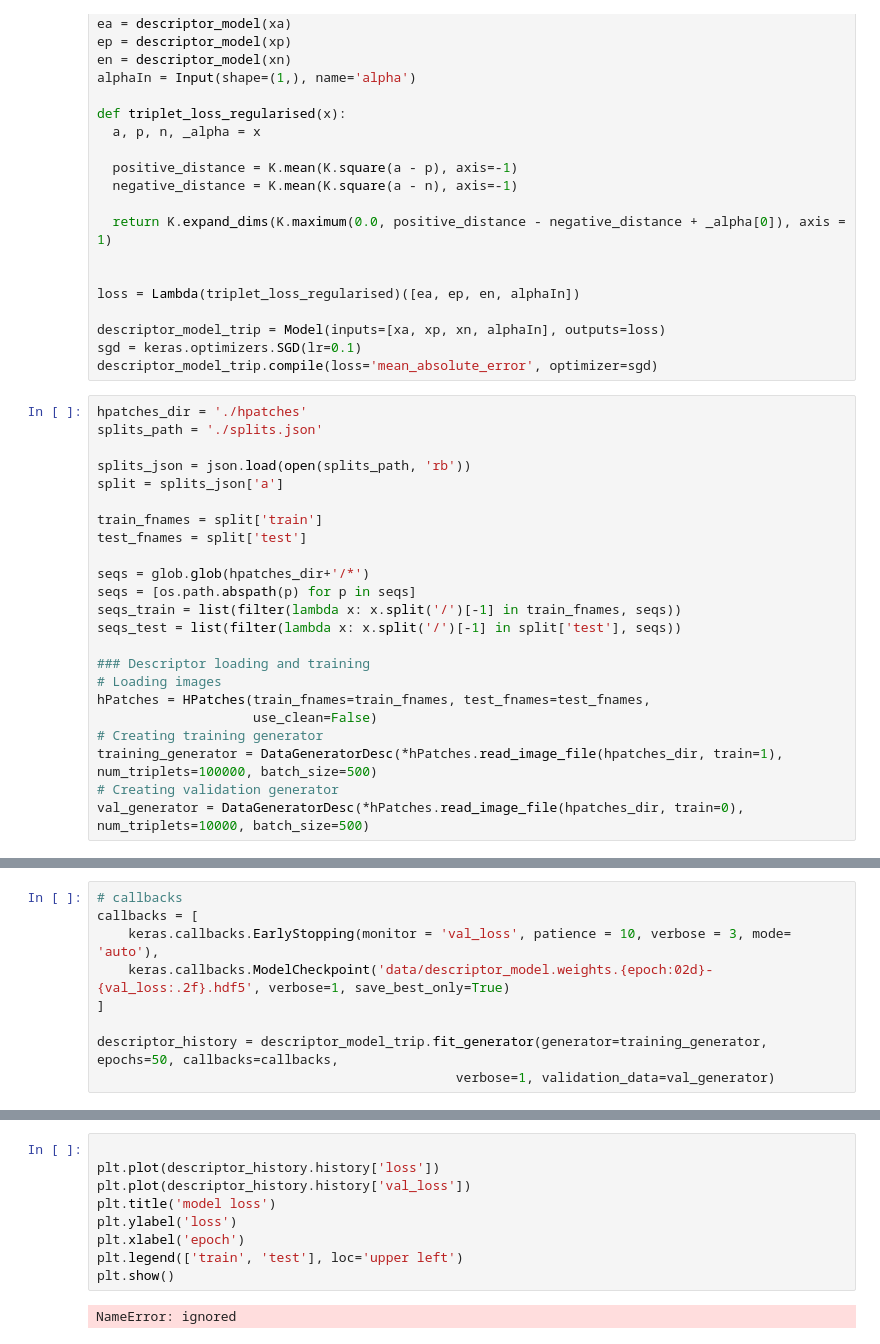
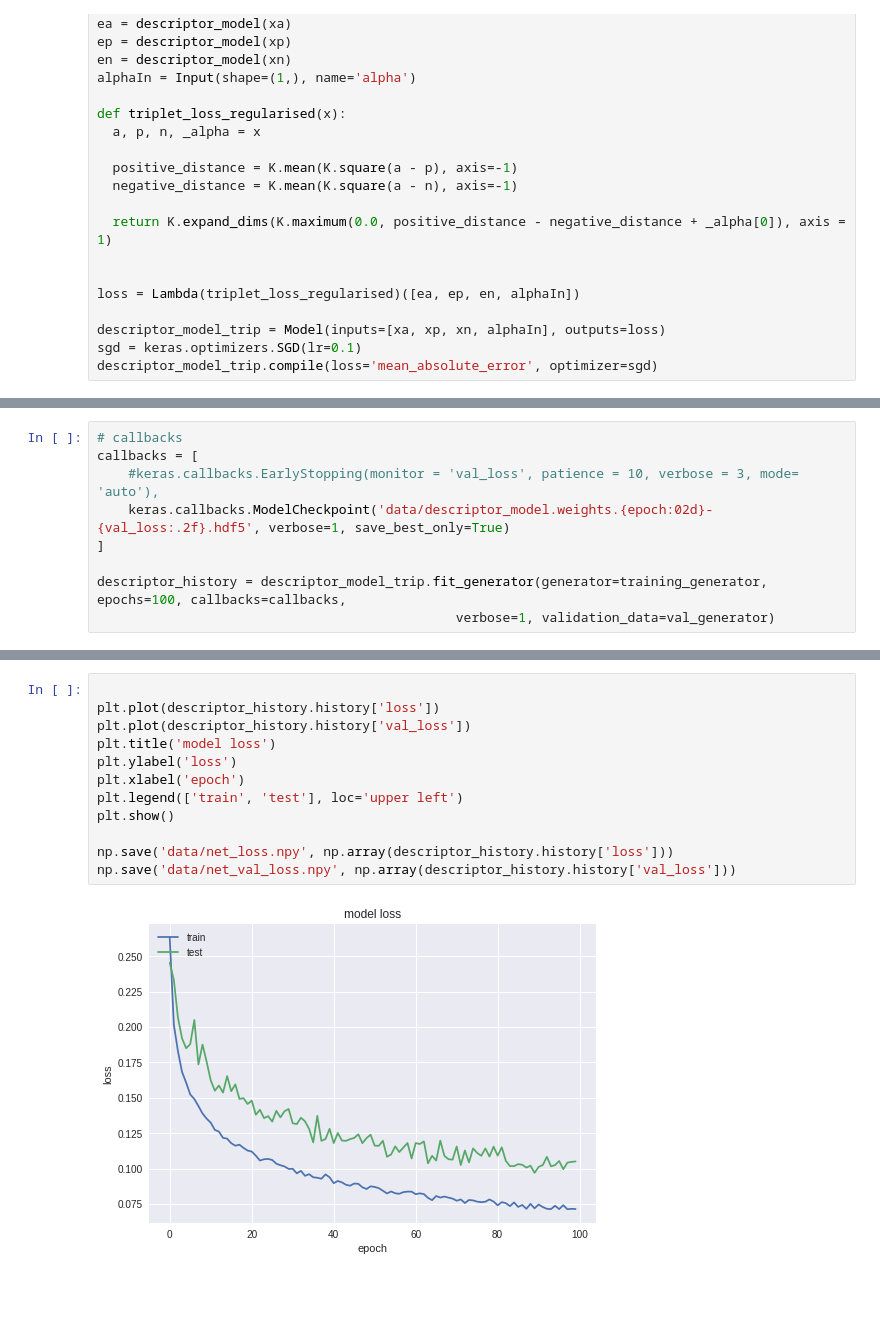
Before and after one commit to AlexMontgomerie/deepLearning, a Jupyter notebook: full_net_regularised.ipynb, the cells around one changed output, grey strips where cells are left out. Saved outputs shown, nothing was run; the diff lists cells and outputs as text; blank space fills up the shorter version.

```diff
--- a/full_net_regularised.ipynb
+++ b/full_net_regularised.ipynb
@@ -307,29 +304,6 @@ loss = Lambda(triplet_loss_regularised)([ea, ep, en, alphaIn])
 descriptor_model_trip = Model(inputs=[xa, xp, xn, alphaIn], outputs=loss)
 sgd = keras.optimizers.SGD(lr=0.1)
 descriptor_model_trip.compile(loss='mean_absolute_error', optimizer=sgd)
-# %%
-hpatches_dir = './hpatches'
-splits_path = './splits.json'
-
-splits_json = json.load(open(splits_path, 'rb'))
-split = splits_json['a']
-
-train_fnames = split['train']
-test_fnames = split['test']
-
-seqs = glob.glob(hpatches_dir+'/*')
-seqs = [os.path.abspath(p) for p in seqs]
-seqs_train = list(filter(lambda x: x.split('/')[-1] in train_fnames, seqs))
-seqs_test = list(filter(lambda x: x.split('/')[-1] in split['test'], seqs))
-
-### Descriptor loading and training
-# Loading images
-hPatches = HPatches(train_fnames=train_fnames, test_fnames=test_fnames,
-                    use_clean=False)
-# Creating training generator
-training_generator = DataGeneratorDesc(*hPatches.read_image_file(hpatches_dir, train=1), num_triplets=100000, batch_size=500)
-# Creating validation generator
-val_generator = DataGeneratorDesc(*hPatches.read_image_file(hpatches_dir, train=0), num_triplets=10000, batch_size=500)
 # %%
 hpatches_dir = './hpatches'
 splits_path = './splits.json'
@@ -359,10 +335,10 @@ Using noisy patches
 # %%
 # callbacks
 callbacks = [
-    keras.callbacks.EarlyStopping(monitor = 'val_loss', patience = 10, verbose = 3, mode= 'auto'),
+    #keras.callbacks.EarlyStopping(monitor = 'val_loss', patience = 10, verbose = 3, mode= 'auto'),
     keras.callbacks.ModelCheckpoint('data/descriptor_model.weights.{epoch:02d}-{val_loss:.2f}.hdf5', verbose=1, save_best_only=True)
 ]
 
-descriptor_history = descriptor_model_trip.fit_generator(generator=training_generator, epochs=50, callbacks=callbacks,
+descriptor_history = descriptor_model_trip.fit_generator(generator=training_generator, epochs=100, callbacks=callbacks,
                                               verbose=1, validation_data=val_generator)
 # %% [output]
@@ -390,14 +367,17 @@ KeyboardInterrupt: ignored
 # %%
 
 plt.plot(descriptor_history.history['loss'])
 plt.plot(descriptor_history.history['val_loss'])
 plt.title('model loss')
 plt.ylabel('loss')
 plt.xlabel('epoch')
 plt.legend(['train', 'test'], loc='upper left')
 plt.show()
+
+np.save('data/net_loss.npy', np.array(descriptor_history.history['loss']))
+np.save('data/net_val_loss.npy', np.array(descriptor_history.history['val_loss']))
 # %% [output]
-NameError: ignored
+[figure, added]
 # %%
 from keras.models import load_model
 from get_data import get_data
```
Also changed, not shown: parts of 7 cells of this notebook.
